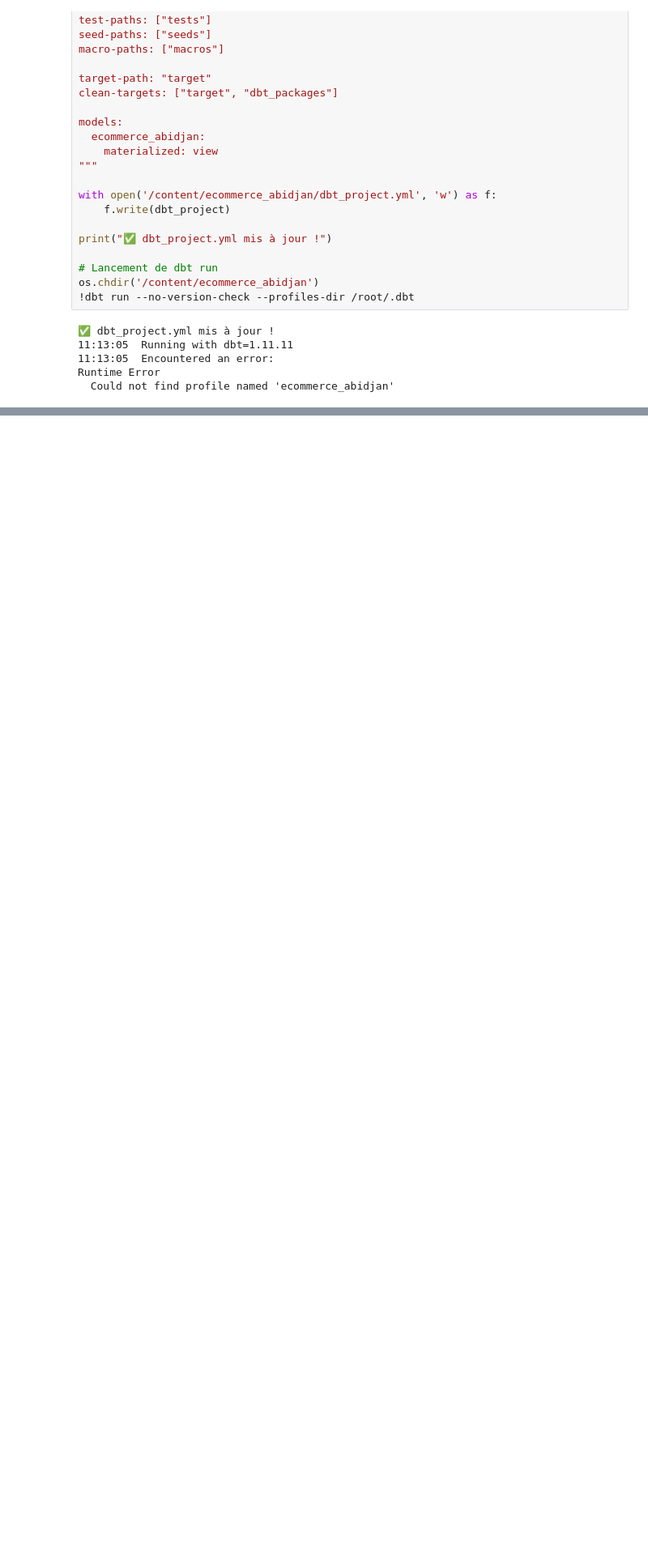
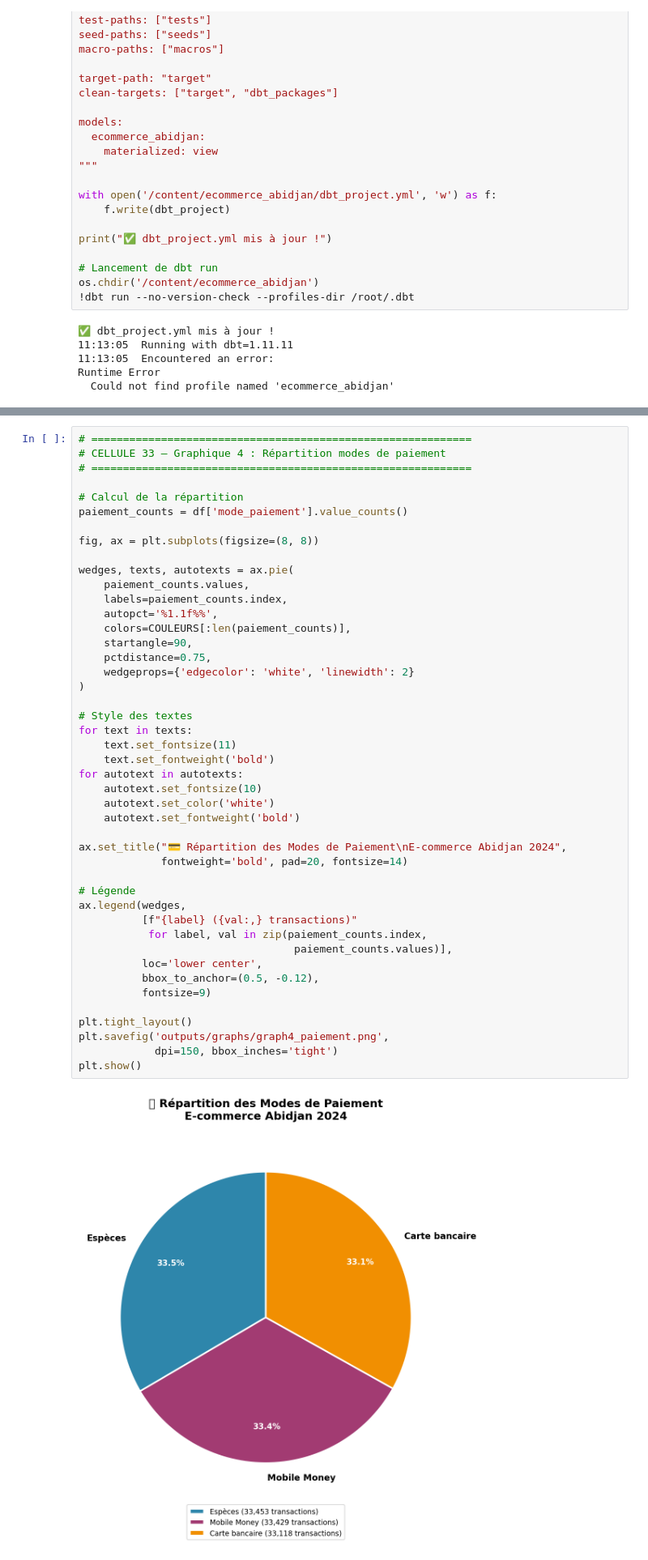
Before and after one commit to Oumar-ds/ecommerce-abidjan-pipeline, a Jupyter notebook: pipeline_ecommerce.ipynb, the cells around one changed output, grey strips where cells are left out. Shown at 81% size. Drawn from its saved outputs; the diff is of its cells as text; blank space fills up the shorter version.

```diff
--- a/pipeline_ecommerce.ipynb
+++ b/pipeline_ecommerce.ipynb
@@ -1038,0 +1195,47 @@ Runtime Error
+# %%
+# ============================================================
+# CELLULE 33 — Graphique 4 : Répartition modes de paiement
+# ============================================================
+
+# Calcul de la répartition
+paiement_counts = df['mode_paiement'].value_counts()
+
+fig, ax = plt.subplots(figsize=(8, 8))
+
+wedges, texts, autotexts = ax.pie(
+    paiement_counts.values,
+    labels=paiement_counts.index,
+    autopct='%1.1f%%',
+    colors=COULEURS[:len(paiement_counts)],
+    startangle=90,
+    pctdistance=0.75,
+    wedgeprops={'edgecolor': 'white', 'linewidth': 2}
+)
+
+# Style des textes
+for text in texts:
+    text.set_fontsize(11)
+    text.set_fontweight('bold')
+for autotext in autotexts:
+    autotext.set_fontsize(10)
+    autotext.set_color('white')
+    autotext.set_fontweight('bold')
+
+ax.set_title("💳 Répartition des Modes de Paiement\nE-commerce Abidjan 2024",
+             fontweight='bold', pad=20, fontsize=14)
+
+# Légende
+ax.legend(wedges,
+          [f"{label} ({val:,} transactions)"
+           for label, val in zip(paiement_counts.index,
+                                  paiement_counts.values)],
+          loc='lower center',
+          bbox_to_anchor=(0.5, -0.12),
+          fontsize=9)
+
+plt.tight_layout()
+plt.savefig('outputs/graphs/graph4_paiement.png',
+            dpi=150, bbox_inches='tight')
+plt.show()
+# %% [output]
+[figure, added]
```
Also changed, not shown: parts of 9 cells of this notebook.
